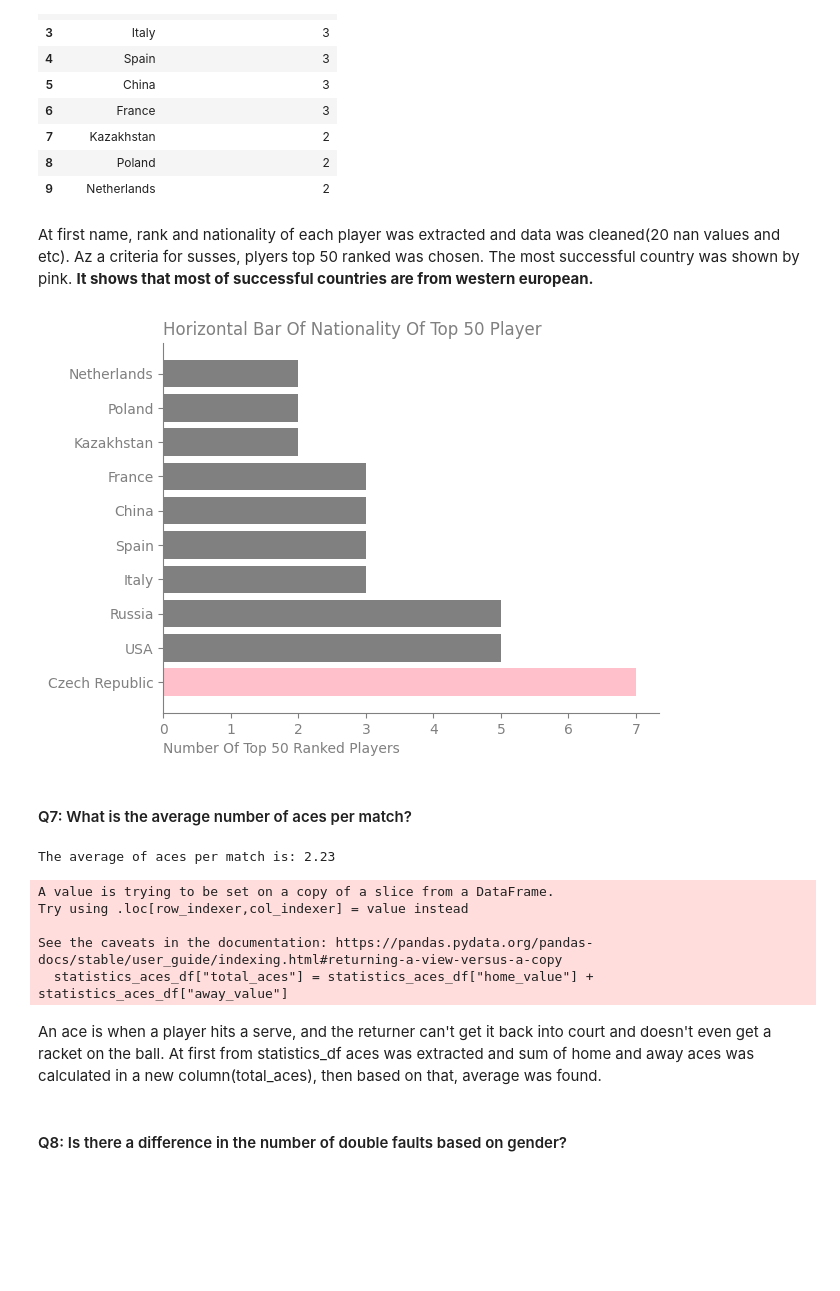
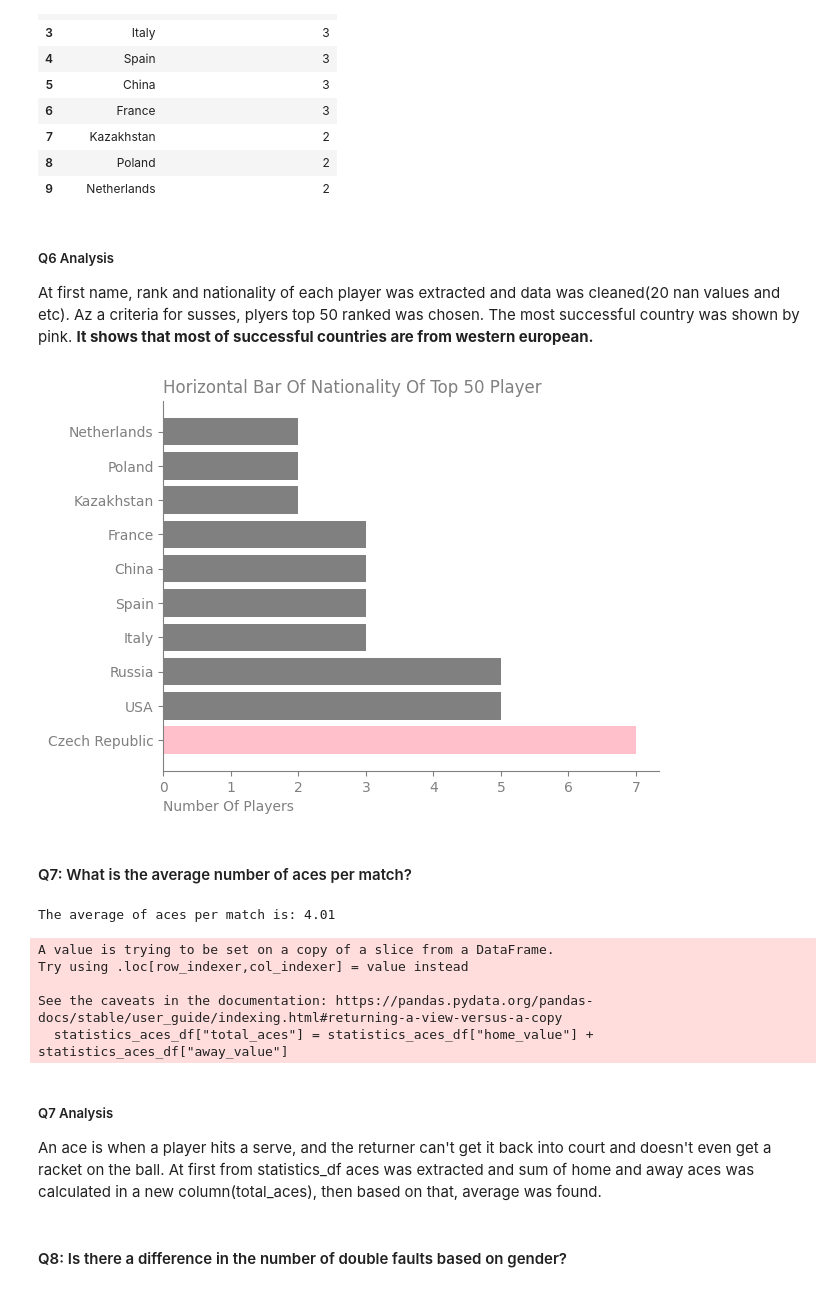
Before and after one commit to amin-eghbalian/data_analysis_tennis_peroject, a Jupyter notebook: HW10_project_data.ipynb, the cells around one changed output. Cells and saved outputs as stored; diff of their text form; code cells hidden in the pictures; blank space fills up the shorter version.

Commit message:
do all main and extra question with their relevant plots

```diff
--- a/HW10_project_data.ipynb
+++ b/HW10_project_data.ipynb
@@ -622,40 +617,42 @@ top_100_players_country
 | 8 | Poland | 2 |
 | 9 | Netherlands | 2 |
 # %% [markdown]
+##### Q6 Analysis
 At first name, rank and nationality of each player was extracted and data was cleaned(20 nan values and etc). Az a criteria for susses, plyers top 50 ranked was chosen. The most successful country was shown by pink. **It shows that most of successful countries are from western european.**
 # %%
 ax = plt.subplot()
 clrs = ["grey" if (x < max(top_100_players_country["number_of_top_100_players"]))
          else "pink" for x in top_100_players_country["number_of_top_100_players"]]
 
 ax.barh(top_100_players_country["country"], top_100_players_country["number_of_top_100_players"] , color=clrs)
 ax.set_title("Horizontal Bar Of Nationality Of Top 50 Player", loc="left", color="gray")
-ax.set_xlabel("Number Of Top 50 Ranked Players", loc="left", color="gray")
+ax.set_xlabel("Number Of Players", loc="left", color="gray")
 
 ax.spines[['right', 'top']].set_visible(False)
 ax.spines[['bottom', 'left']].set_color("gray")
 
 ax.tick_params(axis='x', colors='gray')
 ax.tick_params(axis='y', colors='gray')
 
 plt.show()
 # %% [output]
-[figure, old version]
+[figure, new version]
 # %% [markdown]
 #### Q7: What is the average number of aces per match?
 # %%
 statistics_aces_df = statistics_df[(statistics_df["period"] == "ALL") & (statistics_df["statistic_name"] == "aces")]
 statistics_aces_df["total_aces"] = statistics_aces_df["home_value"] + statistics_aces_df["away_value"]
 mean_aces_per_match = statistics_aces_df["total_aces"].mean().round(2)
-print(f"The average of aces per match is: {mean_set_per_match}")
+print(f"The average of aces per match is: {mean_aces_per_match}\n")
 # %% [output]
-The average of aces per match is: 2.23
+The average of aces per match is: 4.01
 A value is trying to be set on a copy of a slice from a DataFrame.
 Try using .loc[row_indexer,col_indexer] = value instead
 
 See the caveats in the documentation: https://pandas.pydata.org/pandas-docs/stable/user_guide/indexing.html#returning-a-view-versus-a-copy
   statistics_aces_df["total_aces"] = statistics_aces_df["home_value"] + statistics_aces_df["away_value"]
 # %% [markdown]
+##### Q7 Analysis
 An ace is when a player hits a serve, and the returner can't get it back into court and doesn't even get a racket on the ball. At first from statistics_df aces was extracted and sum of home and away aces was calculated in a new column(total_aces), then based on that, average was found.
 # %% [markdown]
 #### Q8: Is there a difference in the number of double faults based on gender?
```
Also changed, not shown: parts of 82 cells of this notebook.
